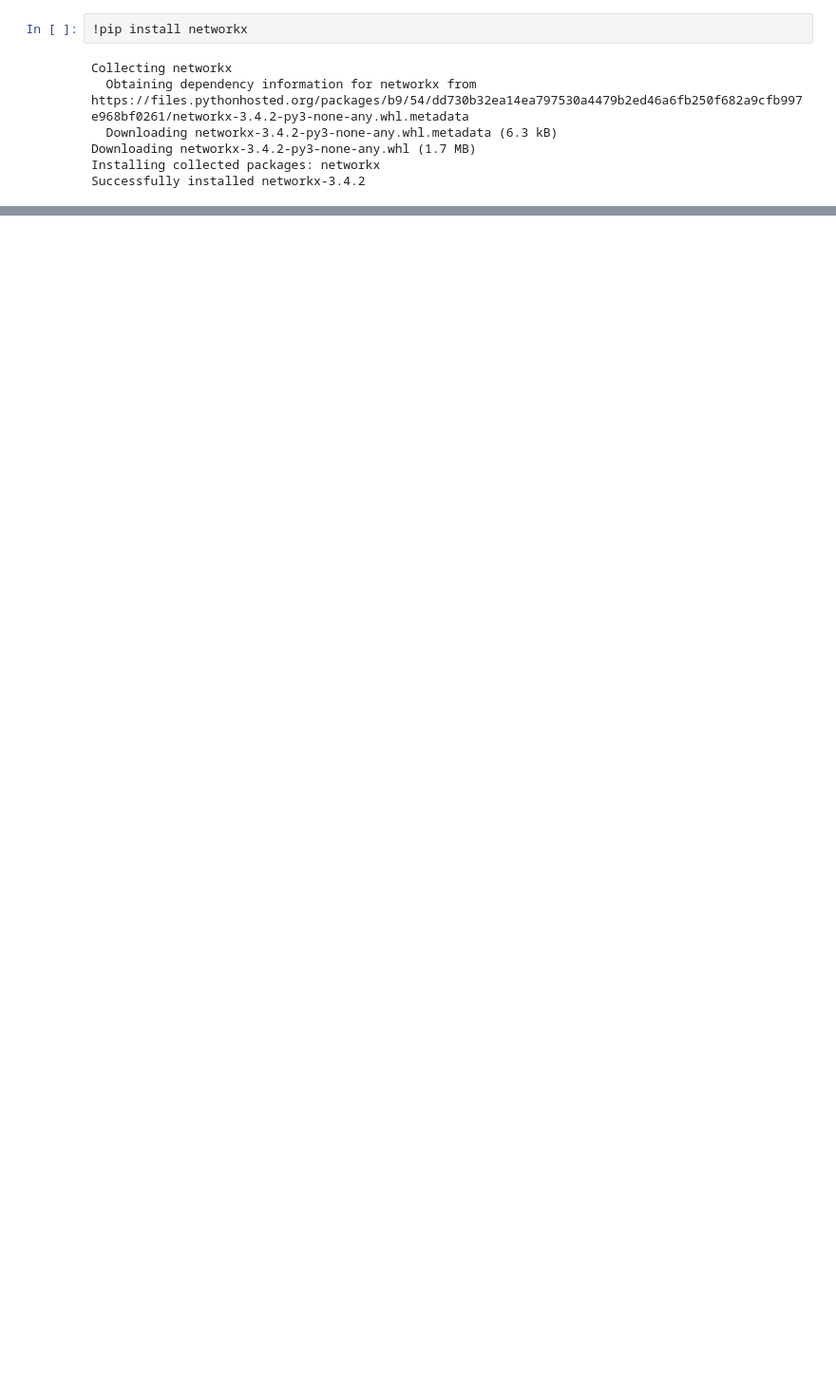
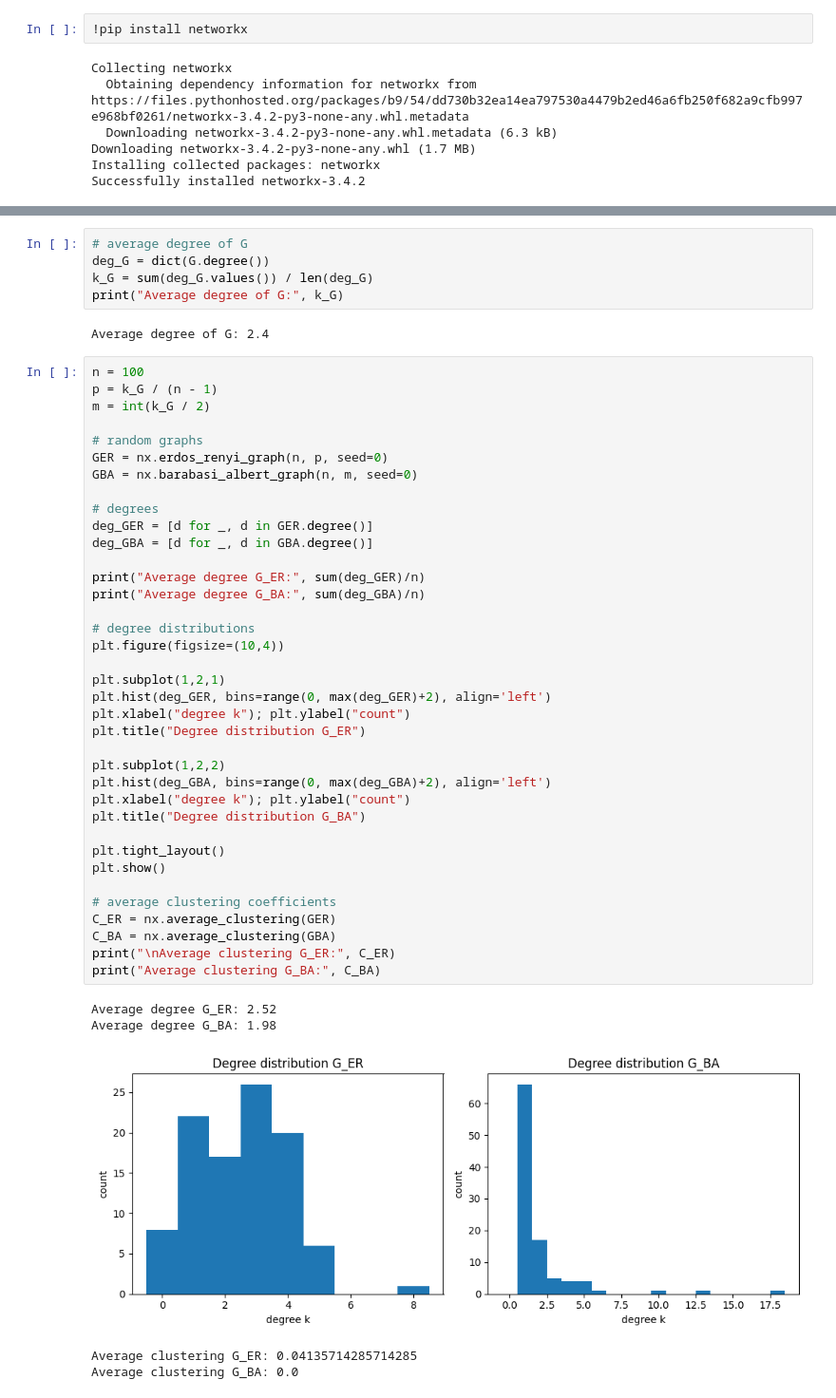
Before and after one commit to tomhuhh/sysen6000, a Jupyter notebook: Assignment_4/networks.ipynb, the cells around one changed output, grey strips where cells are left out. Shown at 95% size. Saved outputs shown, nothing was run; the diff lists cells and outputs as text; blank space fills up the shorter version.

```diff
--- a/Assignment_4/networks.ipynb
+++ b/Assignment_4/networks.ipynb
@@ -80,0 +270,50 @@ plt.show()
+# %%
+# average degree of G
+deg_G = dict(G.degree())
+k_G = sum(deg_G.values()) / len(deg_G)
+print("Average degree of G:", k_G)
+# %% [output]
+Average degree of G: 2.4
+# %%
+n = 100
+p = k_G / (n - 1)
+m = int(k_G / 2)
+
+# random graphs
+GER = nx.erdos_renyi_graph(n, p, seed=0)
+GBA = nx.barabasi_albert_graph(n, m, seed=0)
+
+# degrees
+deg_GER = [d for _, d in GER.degree()]
+deg_GBA = [d for _, d in GBA.degree()]
+
+print("Average degree G_ER:", sum(deg_GER)/n)
+print("Average degree G_BA:", sum(deg_GBA)/n)
+
+# degree distributions
+plt.figure(figsize=(10,4))
+
+plt.subplot(1,2,1)
+plt.hist(deg_GER, bins=range(0, max(deg_GER)+2), align='left')
+plt.xlabel("degree k"); plt.ylabel("count")
+plt.title("Degree distribution G_ER")
+
+plt.subplot(1,2,2)
+plt.hist(deg_GBA, bins=range(0, max(deg_GBA)+2), align='left')
+plt.xlabel("degree k"); plt.ylabel("count")
+plt.title("Degree distribution G_BA")
+
+plt.tight_layout()
+plt.show()
+
+# average clustering coefficients
+C_ER = nx.average_clustering(GER)
+C_BA = nx.average_clustering(GBA)
+print("\nAverage clustering G_ER:", C_ER)
+print("Average clustering G_BA:", C_BA)
+# %% [output]
+Average degree G_ER: 2.52
+Average degree G_BA: 1.98
+[figure, added]
+Average clustering G_ER: 0.04135714285714285
+Average clustering G_BA: 0.0
```
Also changed, not shown: parts of 24 cells of this notebook, 4 other files.
